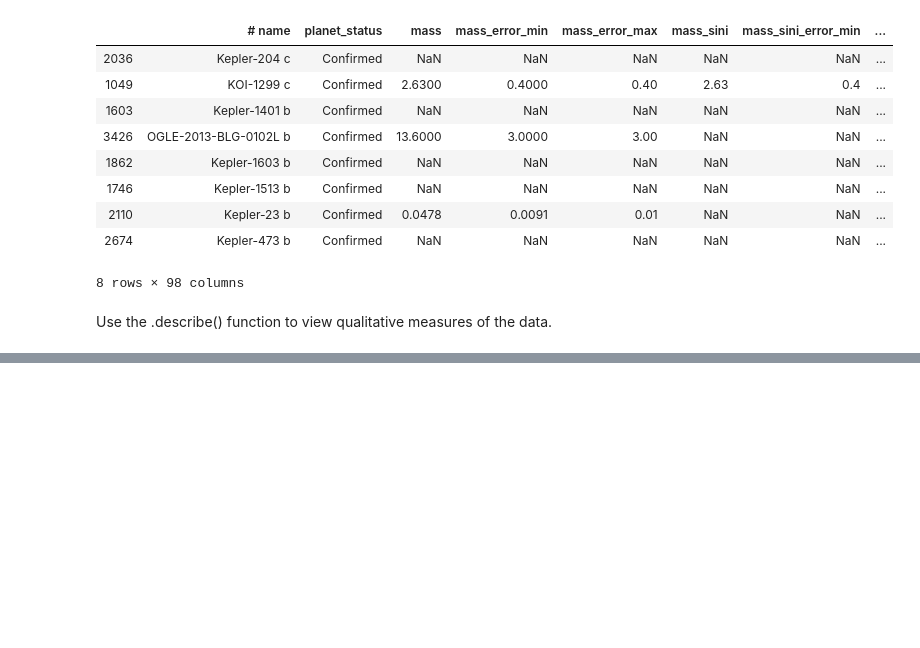
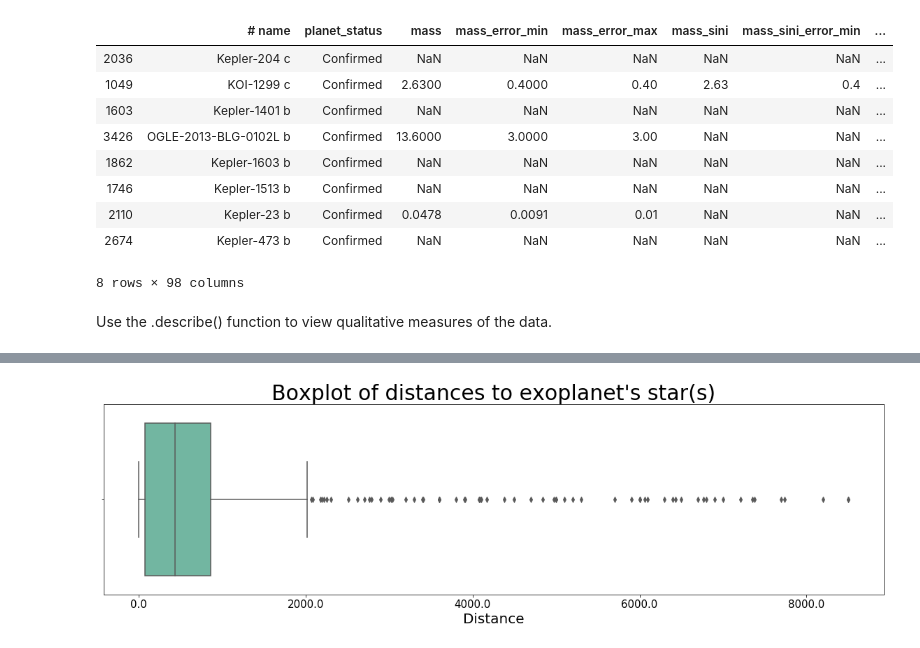
Before and after one commit to karenkathryn/blog-An_EDA_checklist, a Jupyter notebook: notebooks/Untitled.ipynb, the cells around one changed output, grey strips where cells are left out. Cells and saved outputs as stored; diff of their text form; code cells hidden in the pictures; blank space fills up the shorter version.

```diff
--- a/notebooks/Untitled.ipynb
+++ b/notebooks/Untitled.ipynb
@@ -86,0 +144,9 @@ df.describe()
+# %%
+import seaborn as sns
+plt.figure(figsize=(20,5))
+g = sns.boxplot(x = data, palette="Set2")
+g.set_xticklabels(g.get_xticks(), size = 15)
+g.axes.set_title("Boxplot of distances to exoplanet's star(s)",fontsize=30)
+g.set_xlabel("Distance",fontsize=20);
+# %% [output]
+[figure, added]
```
Also changed, not shown: parts of 8 cells of this notebook.
